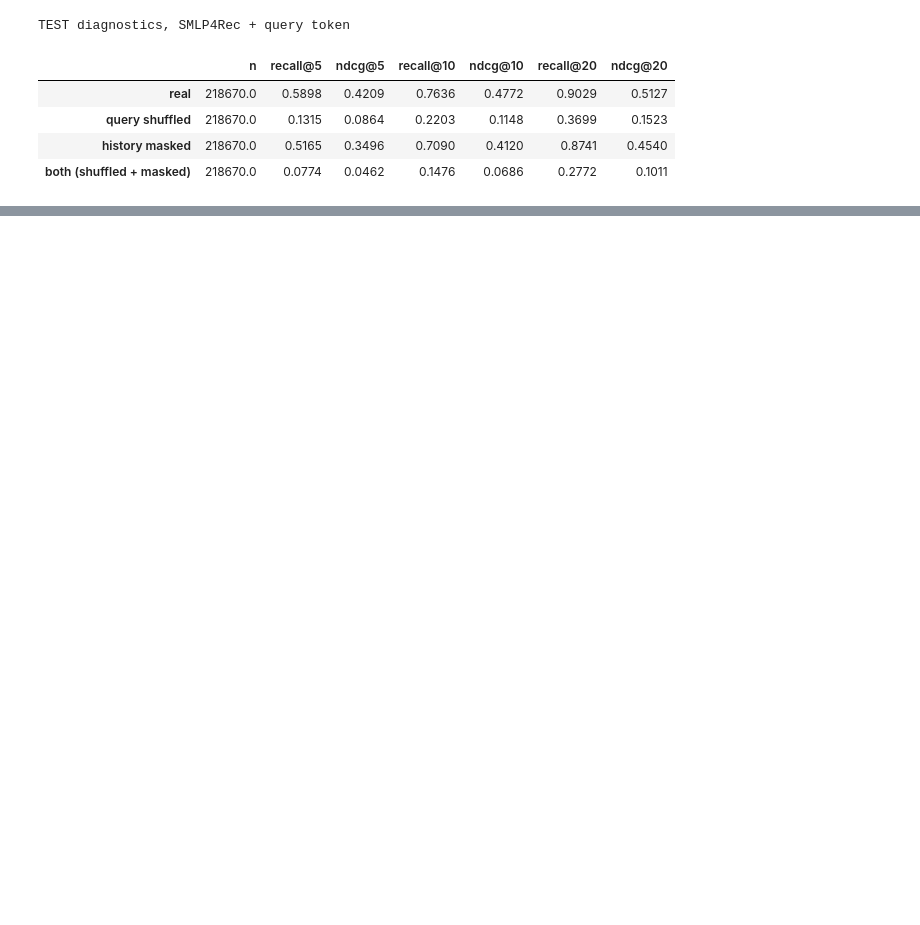
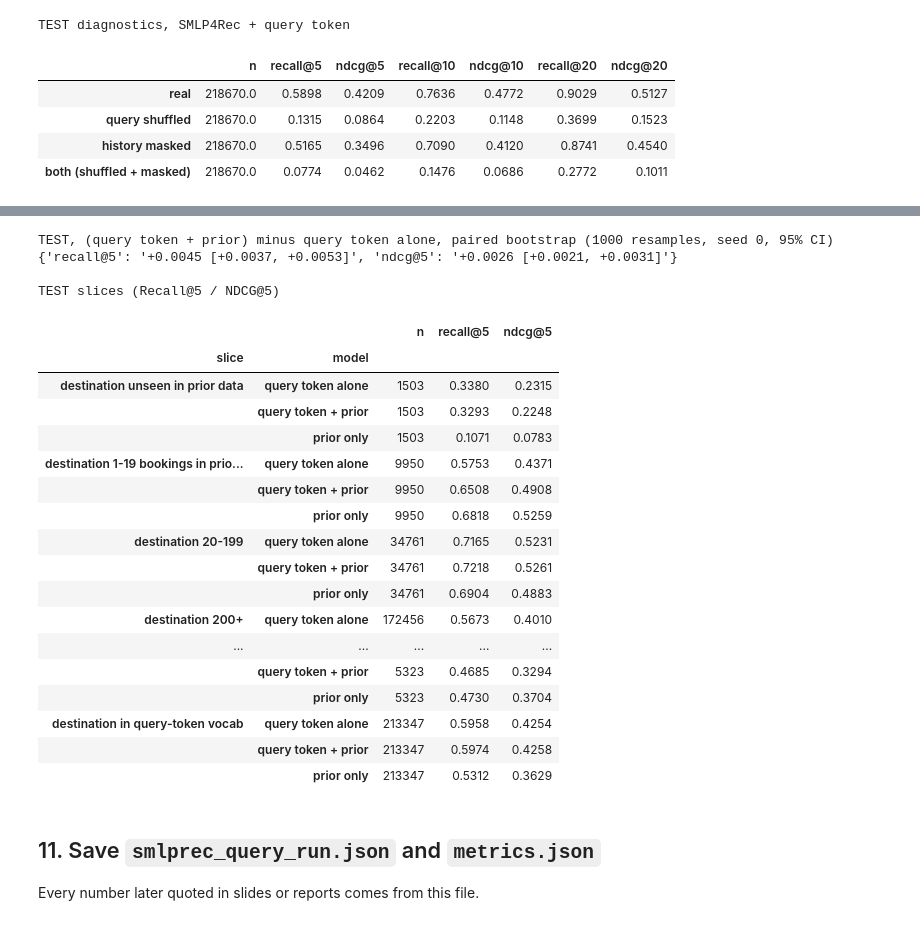
Before and after one commit to Quocker20/next-best-product-recommendation, a Jupyter notebook: notebooks/hospitality/smlp4rec/01c_train_test_smlp4rec_query.ipynb, the cells around one changed output, grey strips where cells are left out. Saved outputs shown, nothing was run; the diff lists cells and outputs as text; code cells hidden in the pictures; blank space fills up the shorter version.

Commit message:
test the hypothesis about prior

```diff
--- a/notebooks/hospitality/smlp4rec/01c_train_test_smlp4rec_query.ipynb
+++ b/notebooks/hospitality/smlp4rec/01c_train_test_smlp4rec_query.ipynb
@@ -52,7 +53,7 @@ RESULT_JSON = ROOT / "results" / "week4_rebuild" / "smlprec_query_run.json"
 TAG = "query-1c"
 RUN_DIR = ROOT / "experiments" / f"{date.today():%Y-%m-%d}_expedia_smlp4rec_{TAG}"
 RUN_DIR.mkdir(parents=True, exist_ok=True)
-RESUME = False  # True: continue from RUN_DIR/last.pth (weights + optimizer + per-epoch rows)
+RESUME = True  # True: continue from RUN_DIR/last.pth if it exists (weights + optimizer + per-epoch rows); set False or delete the run folder for a fresh run
 KS = (5, 10, 20)
 print("run dir:", RUN_DIR)
 
@@ -501,0 +562,19 @@ wrote C:\workspace\PROJECTS\next-best-product-recommendation\results\week4_rebui
+# %%
+sweep_valid = {}
+for w in W_GRID:
+    s = summarize(rank_rows(ml["valid"] + w * pr["valid"], eval_inputs["valid"]["y"]), ks=KS)
+    sweep_valid[w] = {"recall@5": s["recall@5"], "ndcg@5": s["ndcg@5"]}
+best_w = max(W_GRID, key=lambda w: (sweep_valid[w]["recall@5"], -w))
+print("VALID sweep of w (w = 0 is the model alone):")
+print(pd.DataFrame(sweep_valid).T)
+print("chosen w on valid (Recall@5, ties -> smaller):", best_w)
+
+yt = eval_inputs["test"]["y"]
+rk = {
+    "query token alone (w=0)": rank_rows(ml["test"], yt),
+    f"query token + prior (w={best_w})": rank_rows(ml["test"] + best_w * pr["test"], yt),
+    "destination prior only": rank_rows(pr["test"] + 1e-6 * np.nan_to_num(ml["test"], neginf=0.0), yt),
+}
+fusion_test = {k: summarize(v, ks=KS) for k, v in rk.items()}
+print("\nTEST, warm rows")
+pd.DataFrame(fusion_test).T[["n", *COLS]]
@@ -501,0 +601,51 @@ wrote C:\workspace\PROJECTS\next-best-product-recommendation\results\week4_rebui
+# %%
+A, B = f"query token + prior (w={best_w})", "query token alone (w=0)"
+boot_fusion = paired_bootstrap(rk[A], rk[B], k=5)
+print("TEST, (query token + prior) minus query token alone, paired bootstrap (1000 resamples, seed 0, 95% CI)")
+print({m: f"{v['diff']:+.4f} [{v['ci95'][0]:+.4f}, {v['ci95'][1]:+.4f}]" for m, v in boot_fusion.items()})
+
+dest_n = np.array([tables["dest"][int(d)].sum() if int(d) in tables["dest"] else 0 for d in q_dest["test"]])
+oov_dest = Q[eval_inputs["test"]["row"].numpy(), DEST] == 0
+slice_masks = {
+    "destination unseen in prior data": dest_n == 0,
+    "destination 1-19 bookings in prior data": (dest_n >= 1) & (dest_n < 20),
+    "destination 20-199": (dest_n >= 20) & (dest_n < 200),
+    "destination 200+": dest_n >= 200,
+    "destination out of query-token vocab": oov_dest,
+    "destination in query-token vocab": ~oov_dest,
+}
+rows = []
+for sl, m in slice_masks.items():
+    for name, r in (("query token alone", rk[B]), ("query token + prior", rk[A]), ("prior only", rk["destination prior only"])):
+        s = summarize(r[m], ks=(5,))
+        rows.append({"slice": sl, "model": name, "n": s["n"], "recall@5": s["recall@5"], "ndcg@5": s["ndcg@5"]})
+slice_fusion = pd.DataFrame(rows).set_index(["slice", "model"])
+print("\nTEST slices (Recall@5 / NDCG@5)")
+slice_fusion
+# %% [output]
+TEST, (query token + prior) minus query token alone, paired bootstrap (1000 resamples, seed 0, 95% CI)
+{'recall@5': '+0.0045 [+0.0037, +0.0053]', 'ndcg@5': '+0.0026 [+0.0021, +0.0031]'}
+
+TEST slices (Recall@5 / NDCG@5)
+|  |  | n | recall@5 | ndcg@5 |
+| slice | model |  |  |  |
+| destination unseen in prior data | query token alone | 1503 | 0.3380 | 0.2315 |
+|  | query token + prior | 1503 | 0.3293 | 0.2248 |
+|  | prior only | 1503 | 0.1071 | 0.0783 |
+| destination 1-19 bookings in prio... | query token alone | 9950 | 0.5753 | 0.4371 |
+|  | query token + prior | 9950 | 0.6508 | 0.4908 |
+|  | prior only | 9950 | 0.6818 | 0.5259 |
+| destination 20-199 | query token alone | 34761 | 0.7165 | 0.5231 |
+|  | query token + prior | 34761 | 0.7218 | 0.5261 |
+|  | prior only | 34761 | 0.6904 | 0.4883 |
+| destination 200+ | query token alone | 172456 | 0.5673 | 0.4010 |
+| ... | ... | ... | ... | ... |
+|  | query token + prior | 5323 | 0.4685 | 0.3294 |
+|  | prior only | 5323 | 0.4730 | 0.3704 |
+| destination in query-token vocab | query token alone | 213347 | 0.5958 | 0.4254 |
+|  | query token + prior | 213347 | 0.5974 | 0.4258 |
+|  | prior only | 213347 | 0.5312 | 0.3629 |
+# %% [markdown]
+## 11. Save `smlprec_query_run.json` and `metrics.json`
+
+Every number later quoted in slides or reports comes from this file.
```
Also changed, not shown: parts of 17 cells of this notebook.
